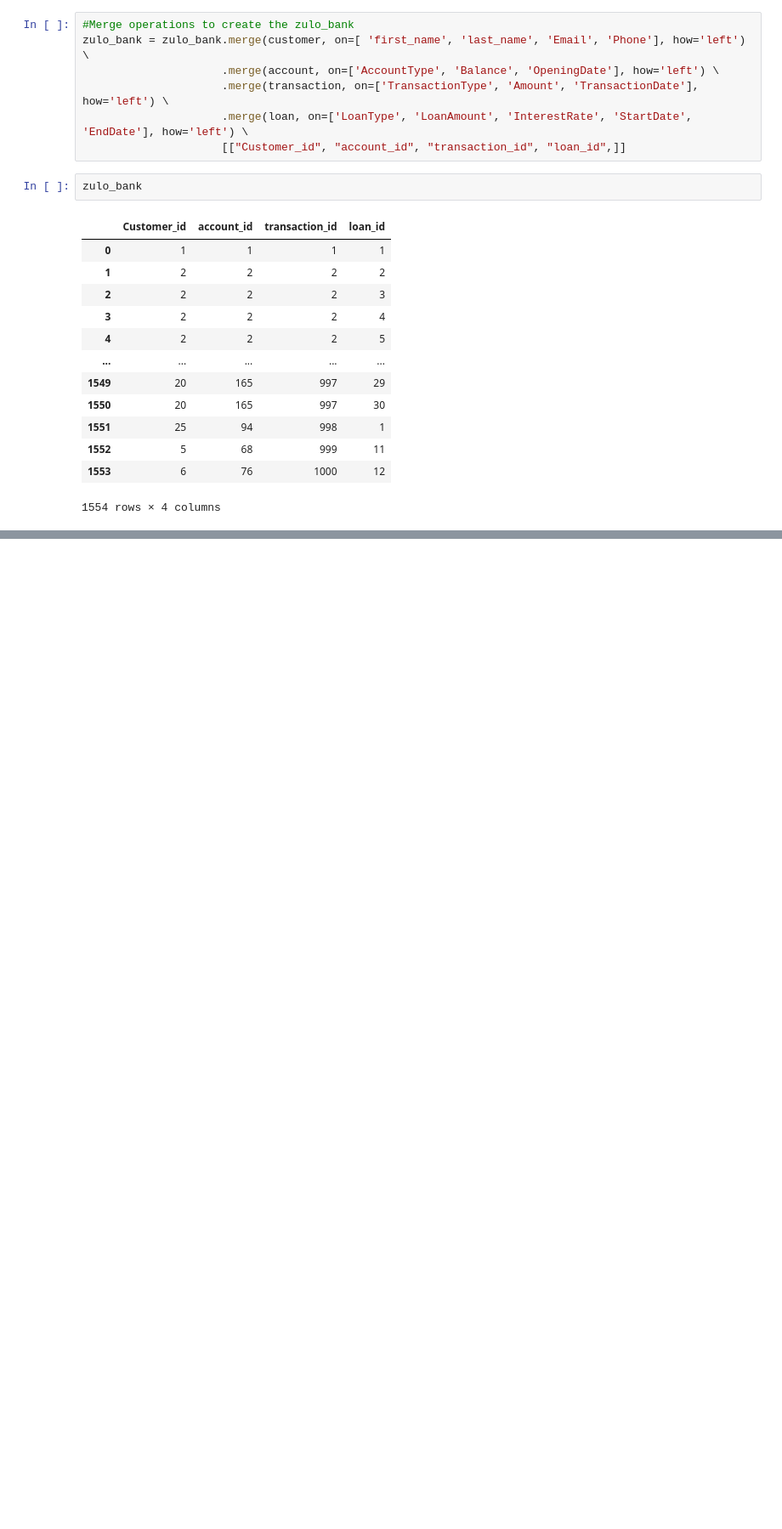
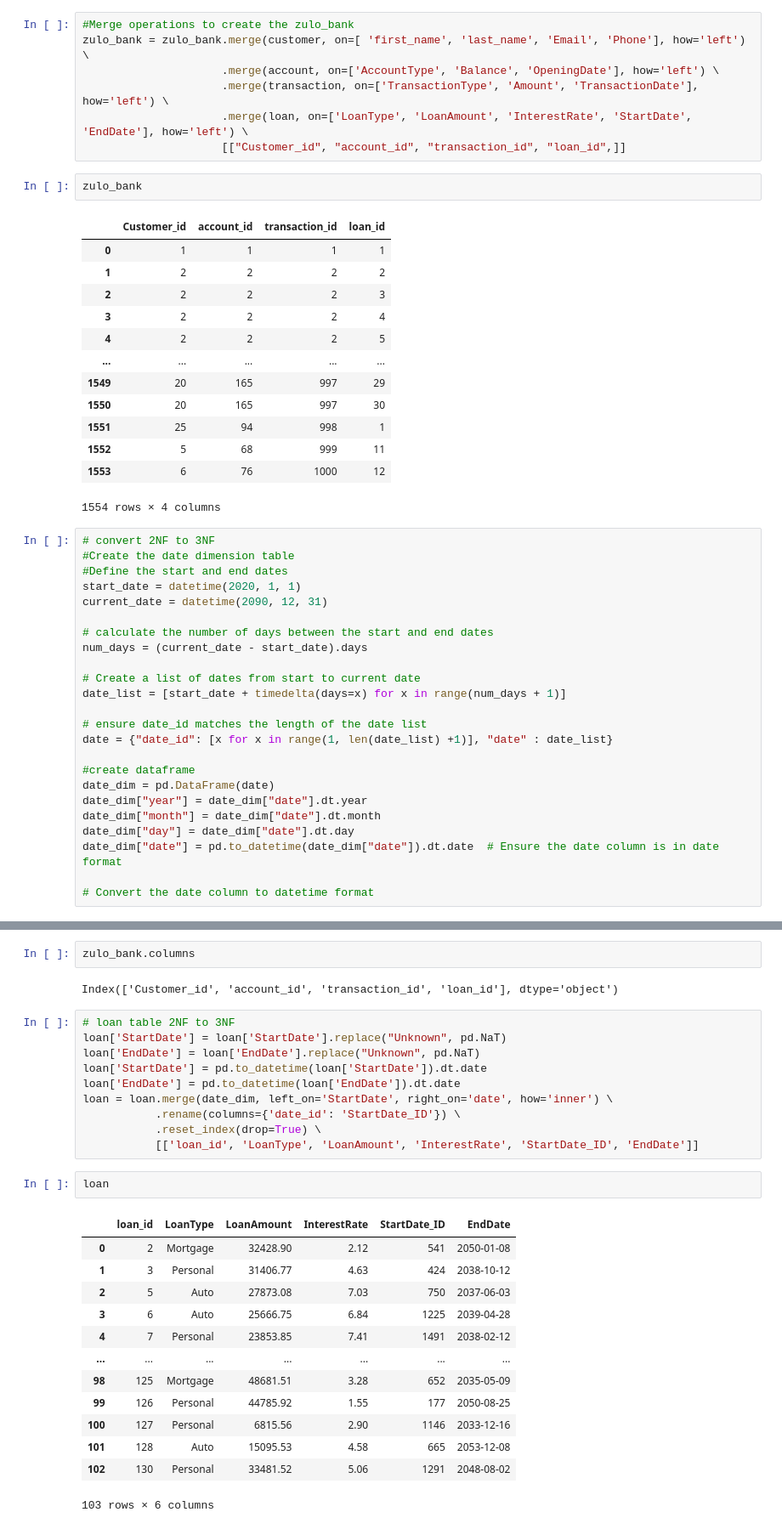
Before and after one commit to kovikov/zulo_bank_setup, a Jupyter notebook: zulo_bank_notebook.ipynb, the cells around one changed output, grey strips where cells are left out. Shown: that part at 85% size. Cells and saved outputs as stored; diff of their text form; blank space fills up the shorter version.

```diff
--- a/zulo_bank_notebook.ipynb
+++ b/zulo_bank_notebook.ipynb
@@ -188,3 +188,27 @@ zulo_bank
 | 1552 | 5 | 68 | 999 | 11 |
 | 1553 | 6 | 76 | 1000 | 12 |
 1554 rows × 4 columns
+# %%
+# convert 2NF to 3NF
+#Create the date dimension table
+#Define the start and end dates
+start_date = datetime(2020, 1, 1)
+current_date = datetime(2090, 12, 31)
+
+# calculate the number of days between the start and end dates
+num_days = (current_date - start_date).days
+
+# Create a list of dates from start to current date
+date_list = [start_date + timedelta(days=x) for x in range(num_days + 1)]
+
+# ensure date_id matches the length of the date list
+date = {"date_id": [x for x in range(1, len(date_list) +1)], "date" : date_list}
+
+#create dataframe
+date_dim = pd.DataFrame(date)
+date_dim["year"] = date_dim["date"].dt.year
+date_dim["month"] = date_dim["date"].dt.month
+date_dim["day"] = date_dim["date"].dt.day
+date_dim["date"] = pd.to_datetime(date_dim["date"]).dt.date  # Ensure the date column is in date format
+
+# Convert the date column to datetime format
@@ -190,0 +281,30 @@ zulo_bank
+# %%
+zulo_bank.columns
+# %% [output]
+Index(['Customer_id', 'account_id', 'transaction_id', 'loan_id'], dtype='object')
+# %%
+# loan table 2NF to 3NF
+loan['StartDate'] = loan['StartDate'].replace("Unknown", pd.NaT)
+loan['EndDate'] = loan['EndDate'].replace("Unknown", pd.NaT)
+loan['StartDate'] = pd.to_datetime(loan['StartDate']).dt.date
+loan['EndDate'] = pd.to_datetime(loan['EndDate']).dt.date
+loan = loan.merge(date_dim, left_on='StartDate', right_on='date', how='inner') \
+           .rename(columns={'date_id': 'StartDate_ID'}) \
+           .reset_index(drop=True) \
+           [['loan_id', 'LoanType', 'LoanAmount', 'InterestRate', 'StartDate_ID', 'EndDate']]
+# %%
+loan
+# %% [output]
+|  | loan_id | LoanType | LoanAmount | InterestRate | StartDate_ID | EndDate |
+| 0 | 2 | Mortgage | 32428.90 | 2.12 | 541 | 2050-01-08 |
+| 1 | 3 | Personal | 31406.77 | 4.63 | 424 | 2038-10-12 |
+| 2 | 5 | Auto | 27873.08 | 7.03 | 750 | 2037-06-03 |
+| 3 | 6 | Auto | 25666.75 | 6.84 | 1225 | 2039-04-28 |
+| 4 | 7 | Personal | 23853.85 | 7.41 | 1491 | 2038-02-12 |
+| ... | ... | ... | ... | ... | ... | ... |
+| 98 | 125 | Mortgage | 48681.51 | 3.28 | 652 | 2035-05-09 |
+| 99 | 126 | Personal | 44785.92 | 1.55 | 177 | 2050-08-25 |
+| 100 | 127 | Personal | 6815.56 | 2.90 | 1146 | 2033-12-16 |
+| 101 | 128 | Auto | 15095.53 | 4.58 | 665 | 2053-12-08 |
+| 102 | 130 | Personal | 33481.52 | 5.06 | 1291 | 2048-08-02 |
+103 rows × 6 columns
```
Also changed, not shown: parts of 29 cells of this notebook, 12 other files.
